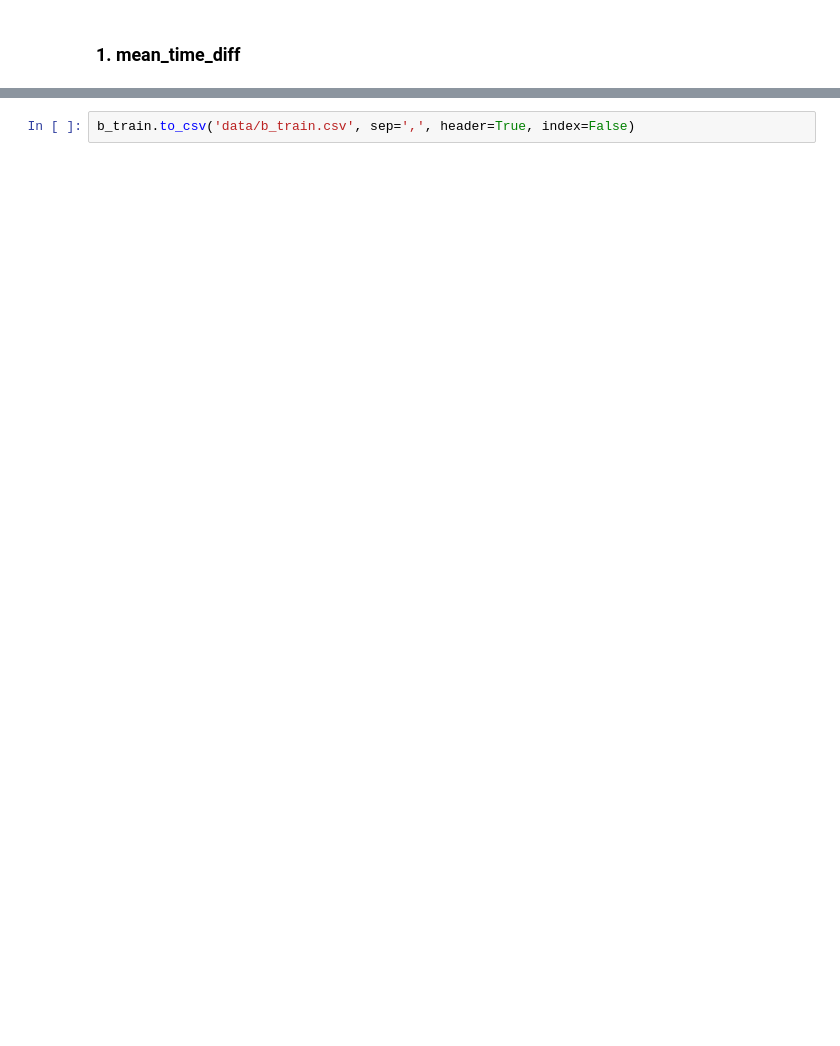
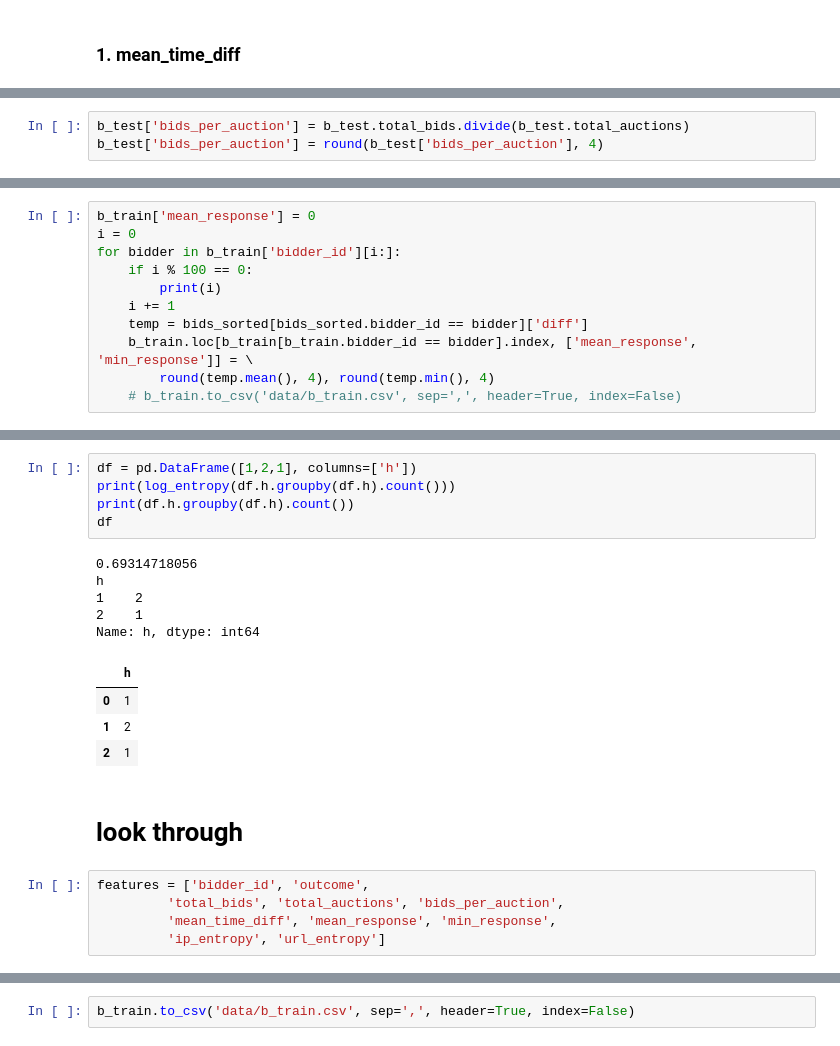
Before and after one commit to ylochman/Kaggle-Human-or-Robot, a Jupyter notebook: preprocessing.ipynb, the cells around one changed output, grey strips where cells are left out. Saved outputs shown, nothing was run; the diff lists cells and outputs as text; blank space fills up the shorter version.

```diff
--- a/preprocessing.ipynb
+++ b/preprocessing.ipynb
@@ -71,0 +165,3 @@ b_train['mean_time_diff'] = 0
+# %%
+b_test['bids_per_auction'] = b_test.total_bids.divide(b_test.total_auctions)
+b_test['bids_per_auction'] = round(b_test['bids_per_auction'], 4)
@@ -71,0 +198,11 @@ b_train['mean_time_diff'] = 0
+# %%
+b_train['mean_response'] = 0
+i = 0
+for bidder in b_train['bidder_id'][i:]:
+    if i % 100 == 0:
+        print(i)
+    i += 1
+    temp = bids_sorted[bids_sorted.bidder_id == bidder]['diff']
+    b_train.loc[b_train[b_train.bidder_id == bidder].index, ['mean_response', 'min_response']] = \
+        round(temp.mean(), 4), round(temp.min(), 4)
+    # b_train.to_csv('data/b_train.csv', sep=',', header=True, index=False)
@@ -72,2 +260,24 @@ b_train['mean_time_diff'] = 0
+# %%
+df = pd.DataFrame([1,2,1], columns=['h'])
+print(log_entropy(df.h.groupby(df.h).count()))
+print(df.h.groupby(df.h).count())
+df
+# %% [output]
+0.69314718056
+h
+1    2
+2    1
+Name: h, dtype: int64
+|  | h |
+| 0 | 1 |
+| 1 | 2 |
+| 2 | 1 |
+# %% [markdown]
+# look through
+# %%
+features = ['bidder_id', 'outcome',
+         'total_bids', 'total_auctions', 'bids_per_auction',
+         'mean_time_diff', 'mean_response', 'min_response',
+         'ip_entropy', 'url_entropy']
 # %%
 b_train.head()
```
Also changed, not shown: parts of 60 cells of this notebook.
